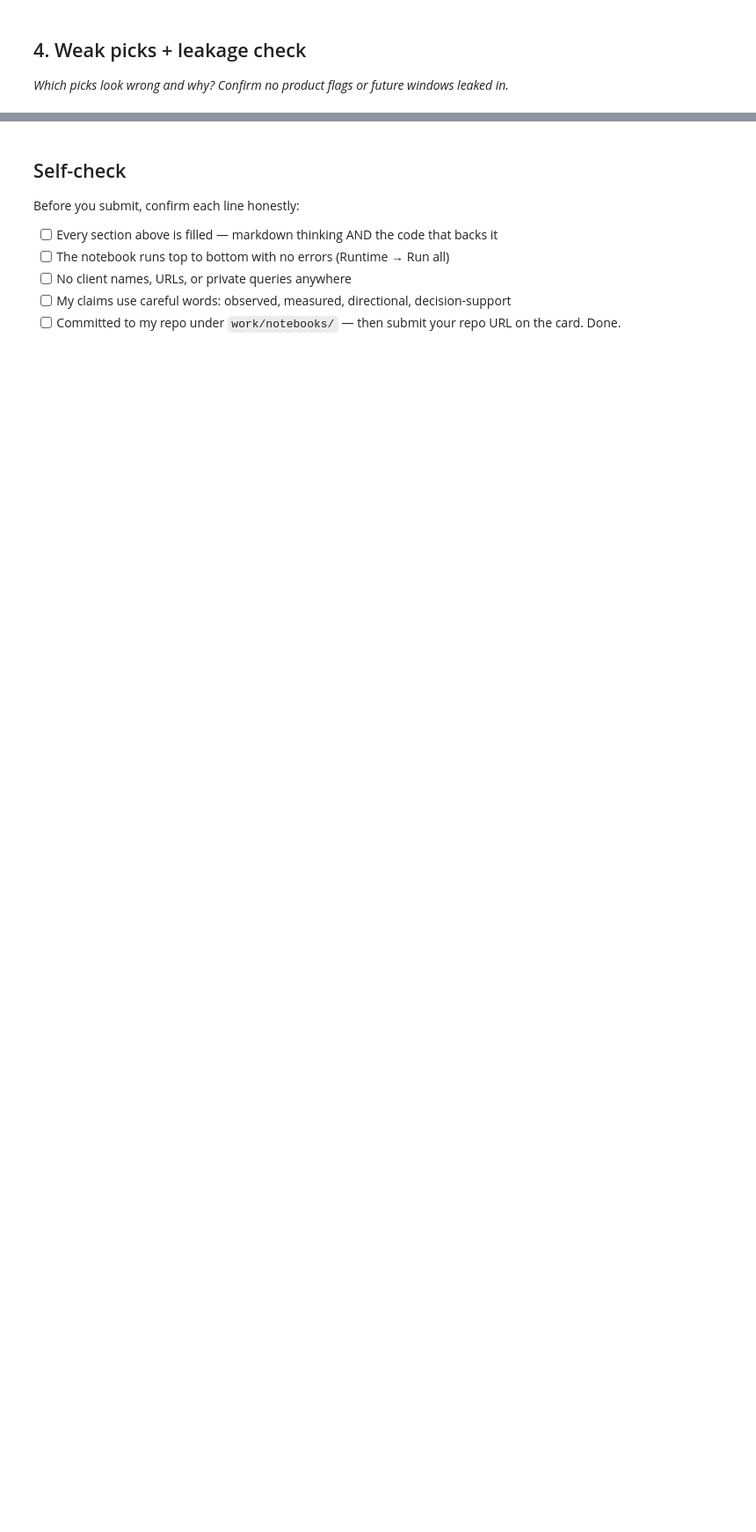
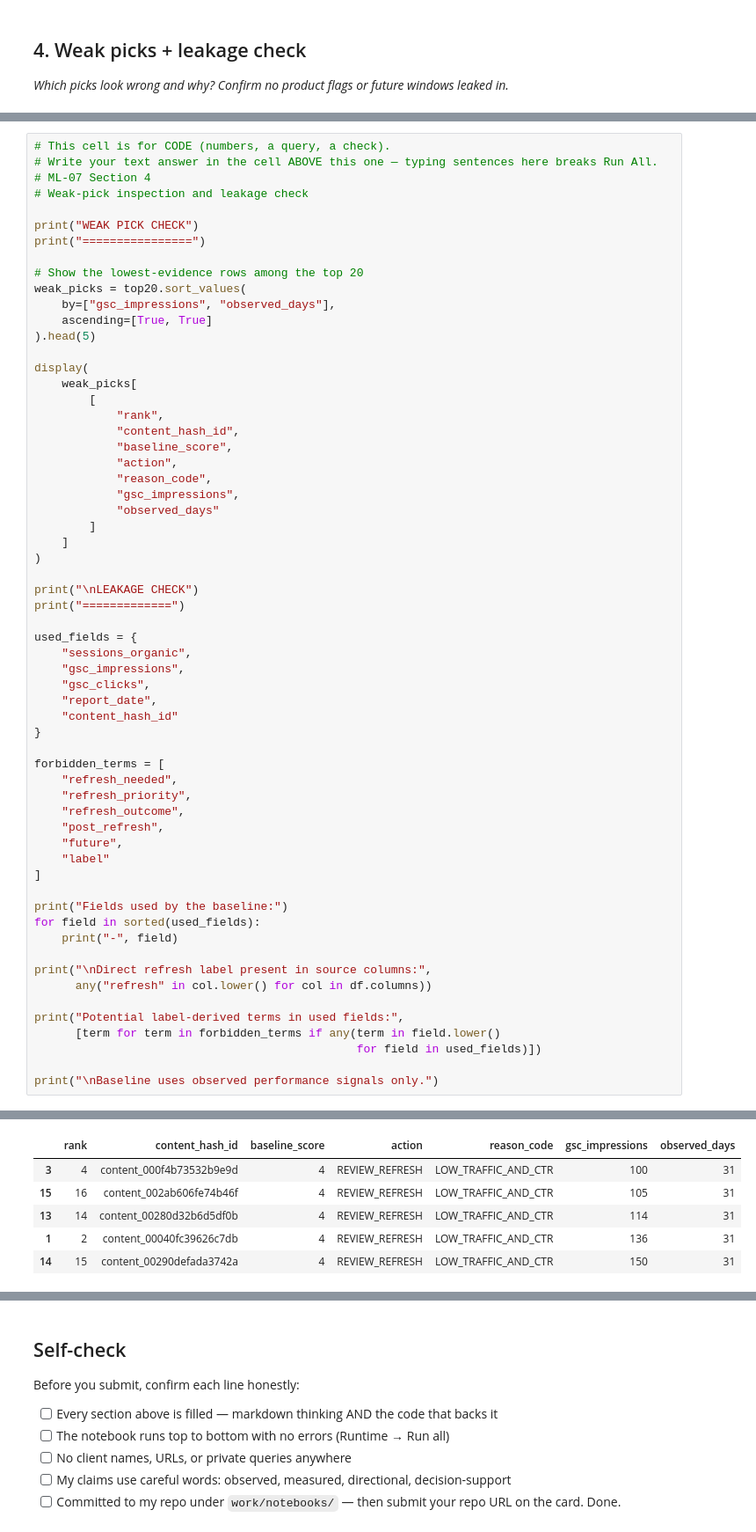
Before and after one commit to itsayeshaqamar/flyrank-mlinternship-ayesha, a Jupyter notebook: work/notebooks/w04_baseline_score.ipynb, the cells around one changed output, grey strips where cells are left out. Shown at 88% size. Cells and saved outputs as stored; diff of their text form; blank space fills up the shorter version.

```diff
--- a/work/notebooks/w04_baseline_score.ipynb
+++ b/work/notebooks/w04_baseline_score.ipynb
@@ -36,0 +422,62 @@ This skeleton is yours to fill. Work the sections **in order** — each one has
+# %%
+# This cell is for CODE (numbers, a query, a check).
+# Write your text answer in the cell ABOVE this one — typing sentences here breaks Run All.
+# ML-07 Section 4
+# Weak-pick inspection and leakage check
+
+print("WEAK PICK CHECK")
+print("================")
+
+# Show the lowest-evidence rows among the top 20
+weak_picks = top20.sort_values(
+    by=["gsc_impressions", "observed_days"],
+    ascending=[True, True]
+).head(5)
+
+display(
+    weak_picks[
+        [
+            "rank",
+            "content_hash_id",
+            "baseline_score",
+            "action",
+            "reason_code",
+            "gsc_impressions",
+            "observed_days"
+        ]
+    ]
+)
+
+print("\nLEAKAGE CHECK")
+print("=============")
+
+used_fields = {
+    "sessions_organic",
+    "gsc_impressions",
+    "gsc_clicks",
+    "report_date",
+    "content_hash_id"
+}
+
+forbidden_terms = [
+    "refresh_needed",
+    "refresh_priority",
+    "refresh_outcome",
+    "post_refresh",
+    "future",
+    "label"
+]
+
+print("Fields used by the baseline:")
+for field in sorted(used_fields):
+    print("-", field)
+
+print("\nDirect refresh label present in source columns:",
+      any("refresh" in col.lower() for col in df.columns))
+
+print("Potential label-derived terms in used fields:",
+      [term for term in forbidden_terms if any(term in field.lower()
+                                               for field in used_fields)])
+
+print("\nBaseline uses observed performance signals only.")
+# %% [output]
@@ -36,0 +486,6 @@ This skeleton is yours to fill. Work the sections **in order** — each one has
+|  | rank | content_hash_id | baseline_score | action | reason_code | gsc_impressions | observed_days |
+| 3 | 4 | content_000f4b73532b9e9d | 4 | REVIEW_REFRESH | LOW_TRAFFIC_AND_CTR | 100 | 31 |
+| 15 | 16 | content_002ab606fe74b46f | 4 | REVIEW_REFRESH | LOW_TRAFFIC_AND_CTR | 105 | 31 |
+| 13 | 14 | content_00280d32b6d5df0b | 4 | REVIEW_REFRESH | LOW_TRAFFIC_AND_CTR | 114 | 31 |
+| 1 | 2 | content_00040fc39626c7db | 4 | REVIEW_REFRESH | LOW_TRAFFIC_AND_CTR | 136 | 31 |
+| 14 | 15 | content_00290defada3742a | 4 | REVIEW_REFRESH | LOW_TRAFFIC_AND_CTR | 150 | 31 |
```
Also changed, not shown: parts of 14 cells of this notebook.
